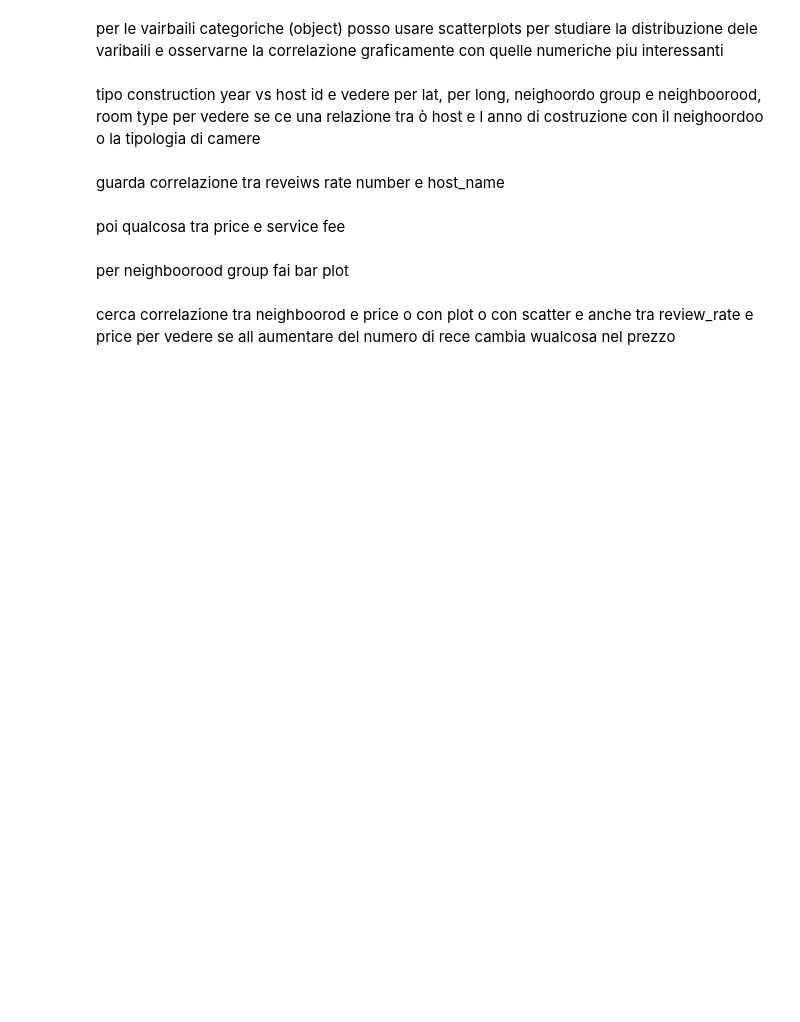
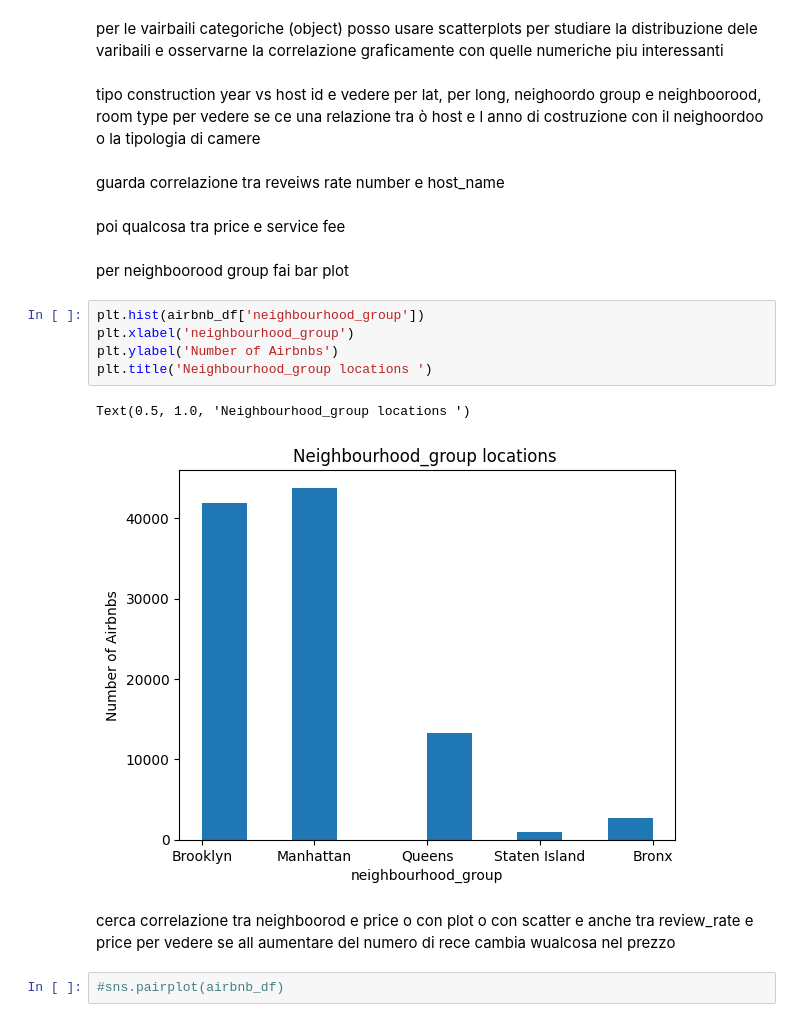
Before and after one commit to AnnaBicelli/Airbnb_Open_Data_project, a Jupyter notebook: Airbnb_Project.ipynb, the cells around one changed output. Saved outputs shown, nothing was run; the diff lists cells and outputs as text; blank space fills up the shorter version.

```diff
--- a/Airbnb_Project.ipynb
+++ b/Airbnb_Project.ipynb
@@ -796,5 +808,15 @@ guarda correlazione tra reveiws rate number e host_name
 poi qualcosa tra price e service fee
 # %% [markdown]
 per neighboorood group fai bar plot
+# %%
+plt.hist(airbnb_df['neighbourhood_group'])
+plt.xlabel('neighbourhood_group')
+plt.ylabel('Number of Airbnbs')
+plt.title('Neighbourhood_group locations ')
+# %% [output]
+Text(0.5, 1.0, 'Neighbourhood_group locations ')
+[figure, added]
 # %% [markdown]
 cerca correlazione tra neighboorod e price o con plot o con scatter e anche tra review_rate e price per vedere se all aumentare del numero di rece cambia wualcosa nel prezzo
+# %%
+#sns.pairplot(airbnb_df)
```
Also changed, not shown: parts of 25 cells of this notebook.
